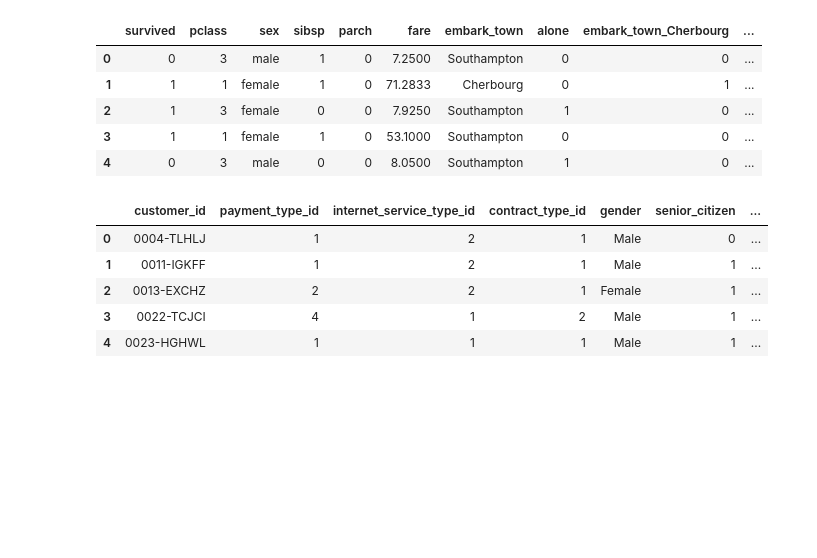
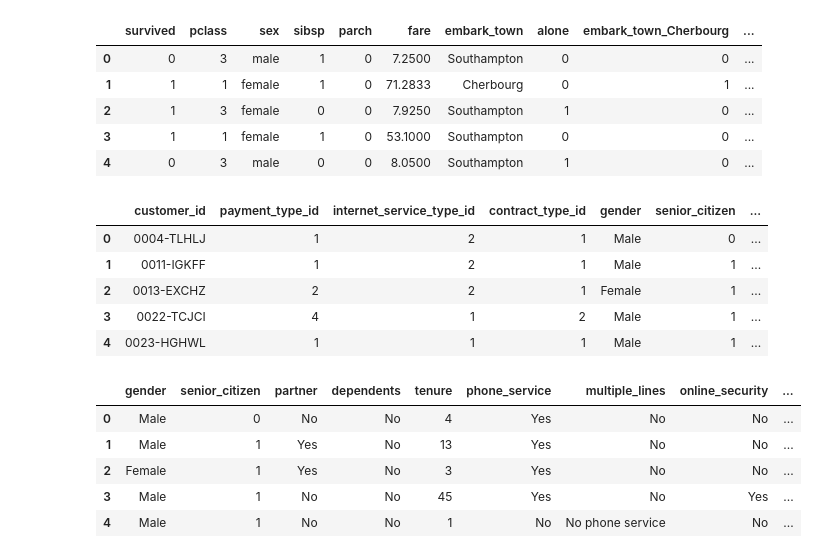
Before and after one commit to Andy-Jensen/classification-exercises, a Jupyter notebook: classification_exercises.ipynb, the cells around one changed output. Cells and saved outputs as stored; diff of their text form; code cells hidden in the pictures; blank space fills up the shorter version.

```diff
--- a/classification_exercises.ipynb
+++ b/classification_exercises.ipynb
@@ -471,5 +471,13 @@ telco.head()
 # %%
 #Drop any unnecessary, unhelpful, or duplicated columns.
 #This could mean dropping foreign key columns but keeping the corresponding
 #string values, for example.
-telco.drop(columns=['customer_id', 'contract_type_id', 'payment_type_id'], inplace=True)
+telco.drop(columns=['customer_id', 'contract_type_id', 'payment_type_id', 'internet_service_type_id', 'payment_type_id'], inplace=True)
+telco.head()
+# %% [output]
+|  | gender | senior_citizen | partner | dependents | tenure | phone_service | multiple_lines | online_security | ... |
+| 0 | Male | 0 | No | No | 4 | Yes | No | No | ... |
+| 1 | Male | 1 | Yes | No | 13 | Yes | No | No | ... |
+| 2 | Female | 1 | Yes | No | 3 | Yes | No | No | ... |
+| 3 | Male | 1 | No | No | 45 | Yes | No | Yes | ... |
+| 4 | Male | 1 | No | No | 1 | No | No phone service | No | ... |
```
Also changed, not shown: parts of 24 cells of this notebook, 1 other file.
